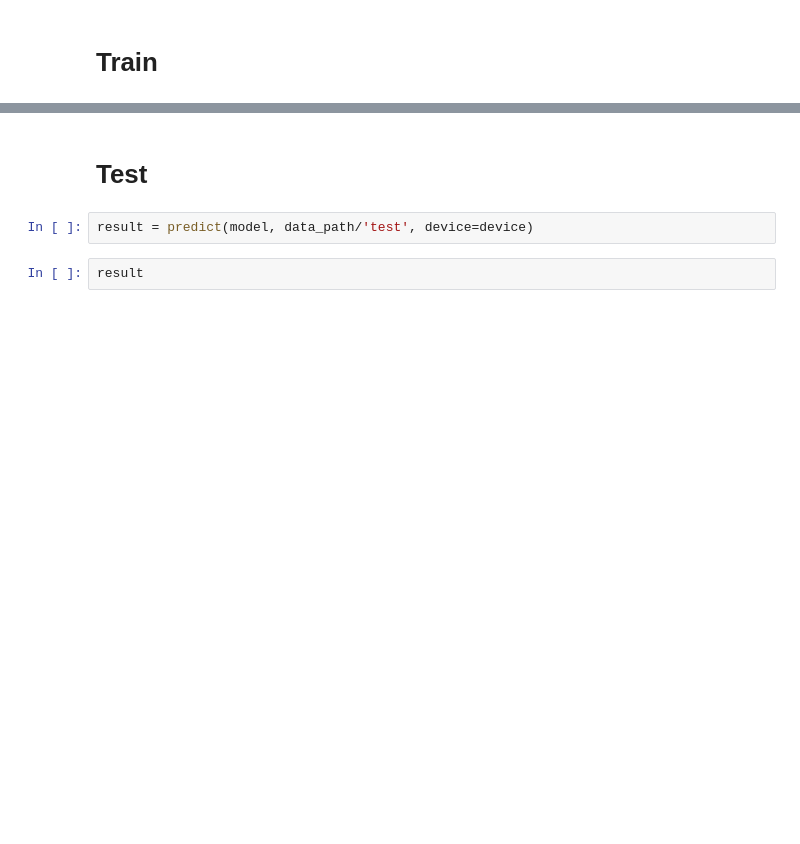
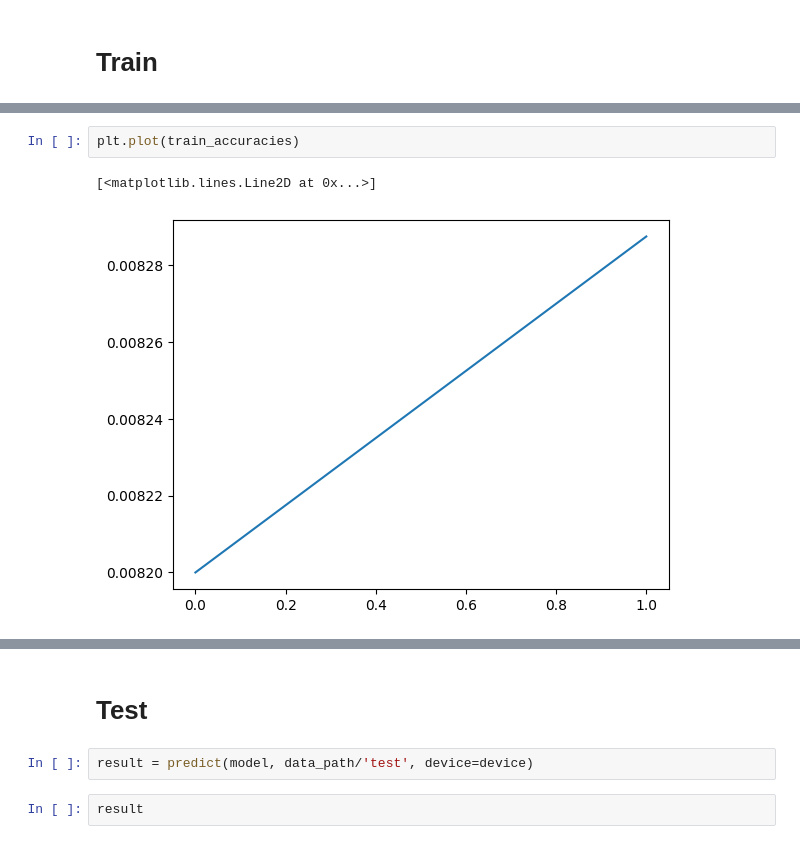
Before and after one commit to LiterallyTheOne/learning_pytorch, a Jupyter notebook: reading_and_training_fruits_100.ipynb, the cells around one changed output, grey strips where cells are left out. Drawn from its saved outputs; the diff is of its cells as text; blank space fills up the shorter version.

```diff
--- a/reading_and_training_fruits_100.ipynb
+++ b/reading_and_training_fruits_100.ipynb
@@ -270,0 +343,5 @@ for epoch in range(5):
+# %%
+plt.plot(train_accuracies)
+# %% [output]
+[<matplotlib.lines.Line2D at 0x...>]
+[figure, added]
```
Also changed, not shown: parts of 8 cells of this notebook.
